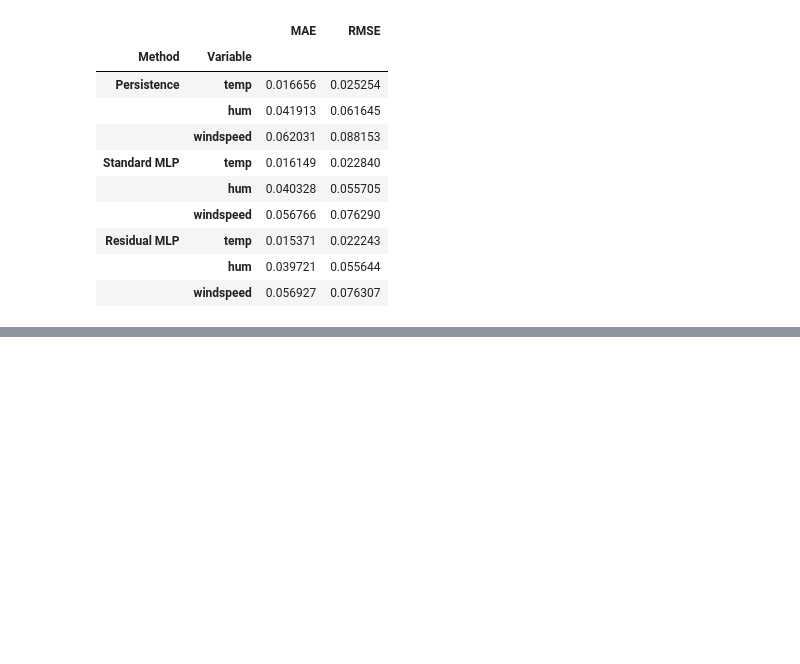
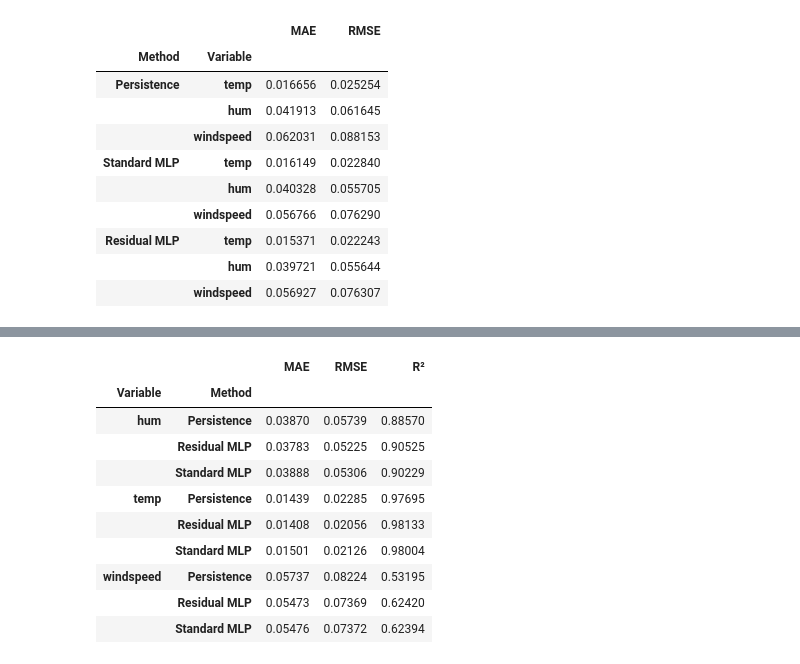
Before and after one commit to YileiJ/bike-demand-forecasting, a Jupyter notebook: P1/project.ipynb, the cells around one changed output, grey strips where cells are left out. Cells and saved outputs as stored; diff of their text form; code cells hidden in the pictures; blank space fills up the shorter version.

Commit message:
Add Comparison

```diff
--- a/P1/project.ipynb
+++ b/P1/project.ipynb
@@ -909,0 +951,38 @@ display(validation_comparison)
+# %%
+rows = []
+
+for method, predictions in test_predictions.items():
+    assert predictions.shape == test_actual.shape
+
+    for i, variable in enumerate(nn1_target_cols):
+        rows.append({
+            "Method": method,
+            "Variable": variable,
+            "MAE": mean_absolute_error(
+                test_actual[:, i], predictions[:, i]
+            ),
+            "RMSE": np.sqrt(
+                mean_squared_error(
+                    test_actual[:, i], predictions[:, i]
+                )
+            ),
+            "R²": r2_score(
+                test_actual[:, i], predictions[:, i]
+            ),
+        })
+
+test_comparison = pd.DataFrame(rows).set_index(["Variable", "Method"])
+
+display(test_comparison.sort_index().round(5))
+# %% [output]
+|  |  | MAE | RMSE | R² |
+| Variable | Method |  |  |  |
+| hum | Persistence | 0.03870 | 0.05739 | 0.88570 |
+|  | Residual MLP | 0.03783 | 0.05225 | 0.90525 |
+|  | Standard MLP | 0.03888 | 0.05306 | 0.90229 |
+| temp | Persistence | 0.01439 | 0.02285 | 0.97695 |
+|  | Residual MLP | 0.01408 | 0.02056 | 0.98133 |
+|  | Standard MLP | 0.01501 | 0.02126 | 0.98004 |
+| windspeed | Persistence | 0.05737 | 0.08224 | 0.53195 |
+|  | Residual MLP | 0.05473 | 0.07369 | 0.62420 |
+|  | Standard MLP | 0.05476 | 0.07372 | 0.62394 |
```
Also changed, not shown: parts of 4 cells of this notebook.
